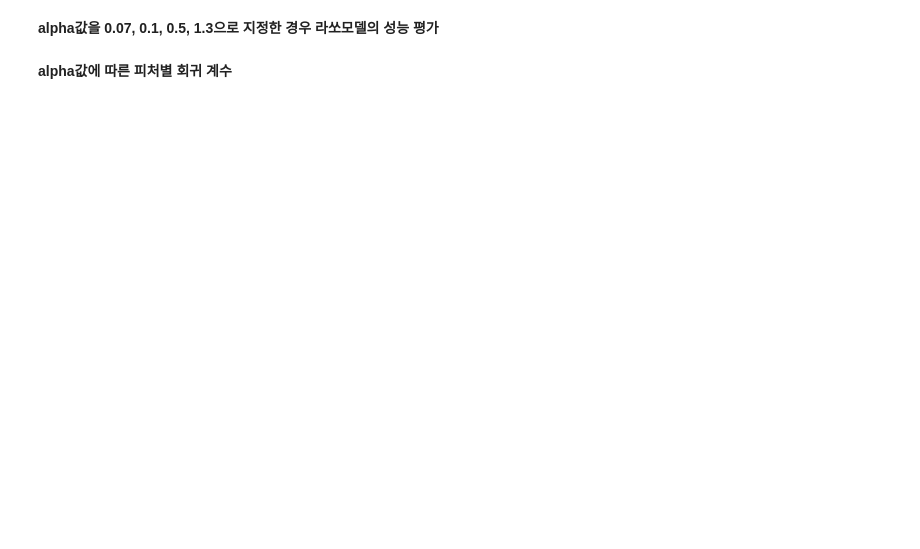
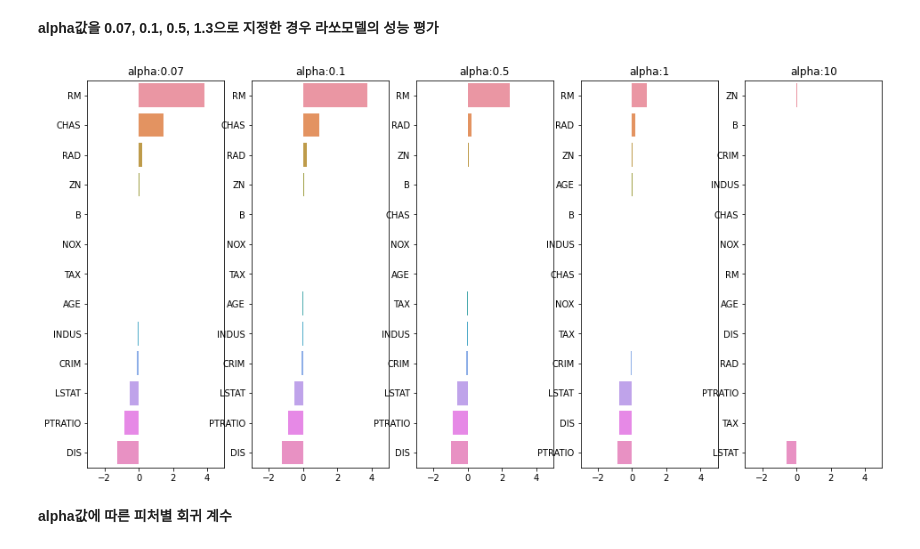
Before and after one commit to annmunju/multicam_ds, a Jupyter notebook: 12_MachineLearning/day7/머신러닝_17_규제선형모델.ipynb, the cells around one changed output. Cells and saved outputs as stored; diff of their text form; code cells hidden in the pictures; blank space fills up the shorter version.

```diff
--- a/12_MachineLearning/day7/머신러닝_17_규제선형모델.ipynb
+++ b/12_MachineLearning/day7/머신러닝_17_규제선형모델.ipynb
@@ -74,3 +184,18 @@ Lasso(alpha=1.0, *, fit_intercept=True, normalize=False, precompute=False, copy_
 # %% [markdown]
 ### 규제가 있는 회귀모델 적용 함수 get_linear_reg_eval() 작성
 - 매개변수로 규제회귀 Ridge, Lasso, ElasticNet을 지정하여 해당 규제 모델을 학습하고 에측성능 출력
+# %%
+alphas = [0.07, 0.1, 0.5, 1, 10]
+
+# 릿지회귀로 예측하고, 예측 성능을 cross_cal_score() 평가
+
+for alpha in alphas:
+    lasso = Lasso(alpha=alpha)
+    neg_mse = cross_val_score(lasso, X, y, cv=5, scoring='neg_mean_squared_error')
+    mse = neg_mse * (-1)
+    rmse = np.sqrt(mse)
+    avg_mse = np.mean(mse)
+    avg_rmse = np.mean(rmse)
+
+    print('''alpha : {0:.1f}
+평균 MSE : {1:.3f}, 평균 RMSE : {2:.3f}'''.format(alpha, avg_mse, avg_rmse))
@@ -77,4 +213,37 @@ Lasso(alpha=1.0, *, fit_intercept=True, normalize=False, precompute=False, copy_
 # %% [markdown]
 **alpha값을 0.07, 0.1, 0.5, 1.3으로 지정한 경우 라쏘모델의 성능 평가**
+# %%
+alphas = [0.07, 0.1, 0.5, 1, 10]
+
+# 릿지회귀로 예측하고, 예측 성능을 cross_cal_score() 평가
+from sklearn.linear_model import Lasso
+
+X_train, X_test, y_train, y_test = train_test_split(X, y, test_size=0.3, random_state=0)
+
+coef_df = pd.DataFrame()
+fig, axs = plt.subplots(figsize=(16, 8), nrows=1, ncols=5)
+
+for i, alpha in enumerate(alphas):
+    lasso = Lasso(alpha=alpha)
+    lasso.fit(X_train, y_train)
+    # lasso.fit(X, y)
+    pred = lasso.predict(X_test)
+
+    # print(f'alpha : {round(alpha,3)} \n회귀계수(coef) : {np.round(lasso.coef_, 1)}')
+
+    # df 에 저장
+    colname = 'alpha:'+str(alpha)
+    coefs = pd.Series(data=lasso.coef_, index=boston.feature_names)
+    coefs = coefs.sort_values(ascending=False)
+    coef_df[colname] = coefs
+
+    # 그래프 그리기
+    axs[i].set_title(colname)
+    axs[i].set_xlim(-3, 5)
+    sns.barplot(x=coefs.values, y=coefs.index, ax=axs[i])
+
+plt.show()
+# %% [output]
+[figure, added]
 # %% [markdown]
 **alpha값에 따른 피처별 회귀 계수**
```
Also changed, not shown: parts of 18 cells of this notebook, 5 other files.
